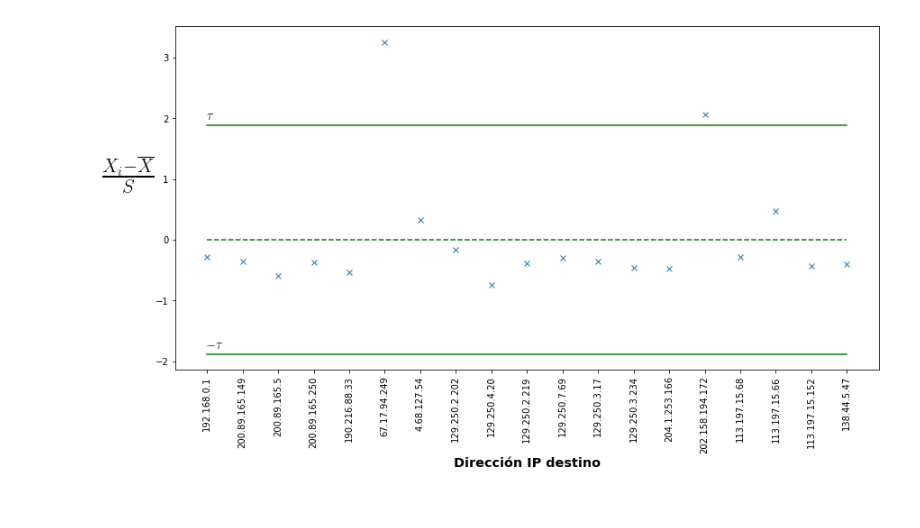
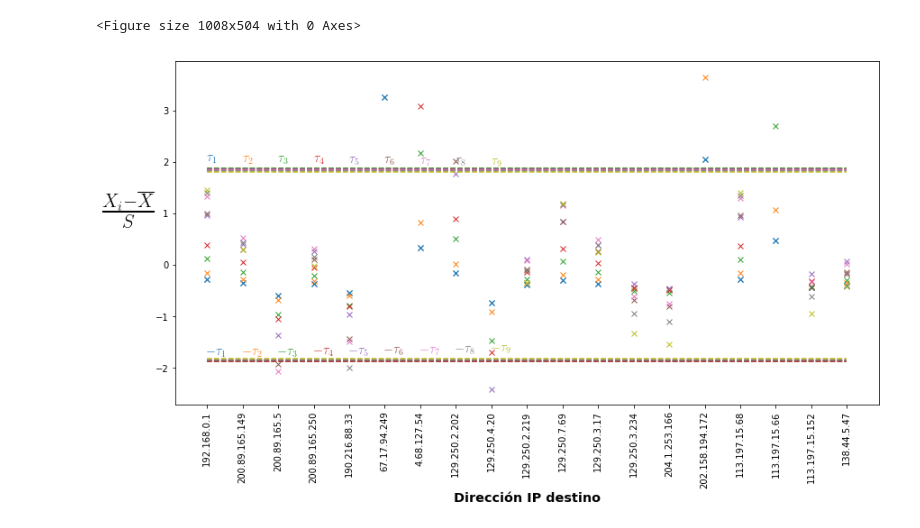
Before and after one commit to fedealliani/tdc-tp2, a Jupyter notebook: analisis/graficos.ipynb, the cells around one changed output. Saved outputs shown, nothing was run; the diff lists cells and outputs as text; code cells hidden in the pictures.

```diff
--- a/analisis/graficos.ipynb
+++ b/analisis/graficos.ipynb
@@ -7,8 +1,21 @@ import math
 # %%
+import pandas
+import matplotlib.pyplot as plt
+import pandas as pd
+import matplotlib
+from scipy import stats
+import math
+import numpy
+
 def calcularTau(n):
     tStudent = abs(stats.t.ppf(0.05/2,n-2))
     tau = tStudent*(n-1)/(math.sqrt(n)*math.sqrt(n-2+tStudent**2))
     return tau
+
+def calcularDesvios(mediciones):
+    s = numpy.std(mediciones)
+    x = numpy.mean(mediciones)
+    return mediciones.map(lambda xi: (xi-x) /s)
 # %%
 datos = pandas.read_csv('datos/cambridge.csv')
 datos = datos.drop(16)
@@ -28,16 +33,39 @@ plt.show()
 # %%
 plt.figure(figsize=(14,7))
-plt.plot(datos['IP2'], datos['(x_i-media(x))/s'], 'x')
-plt.xticks(datos['IP2'], datos['IP2'], rotation='vertical')
+
+i = 0
+outlier = True
+desvios = datos['(x_i-media(x))/s']
+mediciones = datos ['RTT(ms)']
+ips = datos['IP2']
+n = len(ips)
+colores = ['C' + str(i) for i in range(n)]
+
+
+plt.plot(ips, desvios, 'x',  color=colores[i % len(colores)])
+plt.xticks(ips, ips, rotation='vertical')
 plt.xlabel('Dirección IP destino', fontproperties=matplotlib.font_manager.FontProperties(size='x-large', weight='semibold'))
 plt.ylabel('${X_{i}-\overline{X}}\over{S}$',rotation='horizontal', labelpad=30,usetex=True, fontproperties=matplotlib.font_manager.FontProperties(size='30', weight='bold'))
 
-tau = calcularTau(len(datos))
-plt.plot([0, len(datos['IP2'])-1], [tau, tau], 'g')
-plt.plot([0, len(datos['IP2'])-1], [-tau, -tau], 'g')
-plt.plot([0, len(datos['IP2'])-1], [0, 0], '--g')
-plt.annotate('$\\tau$', (0, tau + 0.1), usetex=True, fontproperties=matplotlib.font_manager.FontProperties(size='x-large', weight='semibold'))
-plt.annotate('$-\\tau$', (0, -tau + 0.1), usetex=True, fontproperties=matplotlib.font_manager.FontProperties(size='x-large', weight='semibold'))
+tau = calcularTau(len(desvios))
+
+
+while(outlier):
+    plt.plot(ips, desvios, 'x', color = colores[i % len(colores)])
+    plt.plot([0, n-1], [tau, tau], '--', color = colores[i % len(colores)])
+    plt.plot([0, n-1], [-tau, -tau], '--', color = colores[i % len(colores)])
+    plt.annotate('$\\tau_' + str(i + 1) + '$', (i, tau + 0.1), usetex=True, color = colores[i % len(colores)], fontproperties=matplotlib.font_manager.FontProperties(size='x-large', weight='semibold'))
+    plt.annotate('$-\\tau_' + str(i + 1) + '$', (i, -tau + 0.1), usetex=True, color = colores[i % len(colores)], fontproperties=matplotlib.font_manager.FontProperties(size='x-large', weight='semibold'))
+    idxmax = pd.Series.idxmax(abs(desvios))
+    outlier = len(desvios) < 2 or abs(desvios[idxmax]) > tau
+    mediciones = mediciones.drop(idxmax)
+    desvios = calcularDesvios(mediciones)
+    ips = ips.drop(idxmax)
+
+    tau = calcularTau(len(desvios))
+    i = i + 1
+
 plt.show()
 # %% [output]
+<Figure size 1008x504 with 0 Axes>
-[figure, old version]
+[figure, new version]
```
Also changed, not shown: parts of 2 cells of this notebook, 3 other files.
